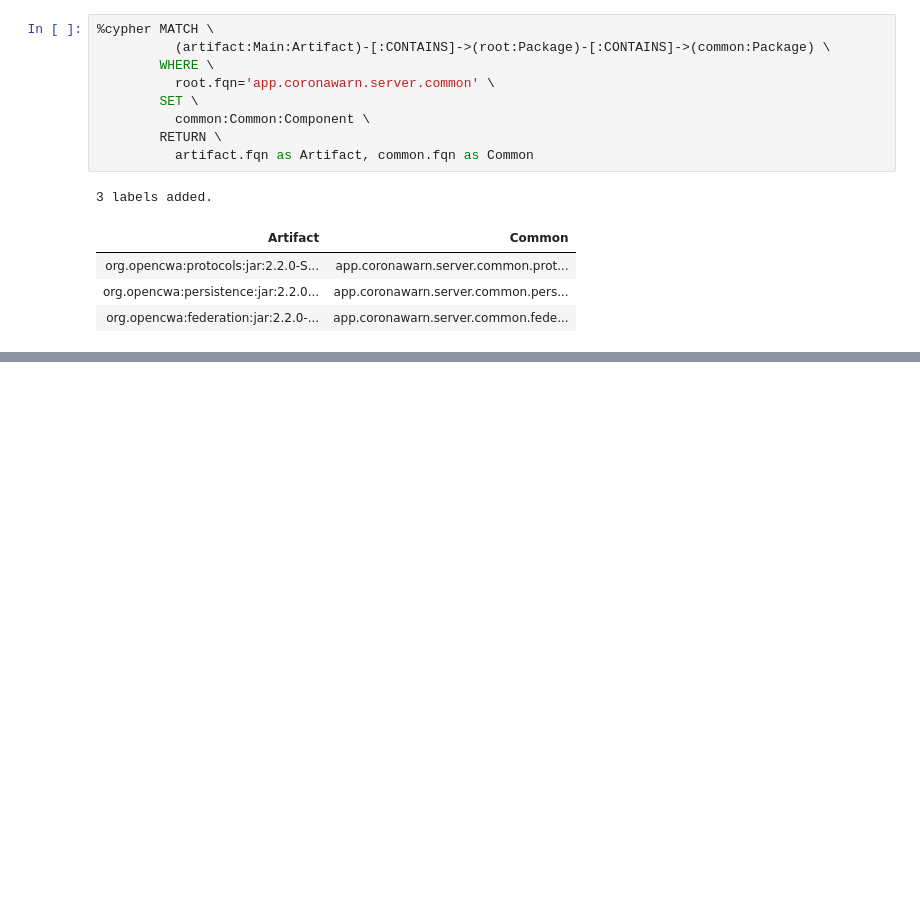
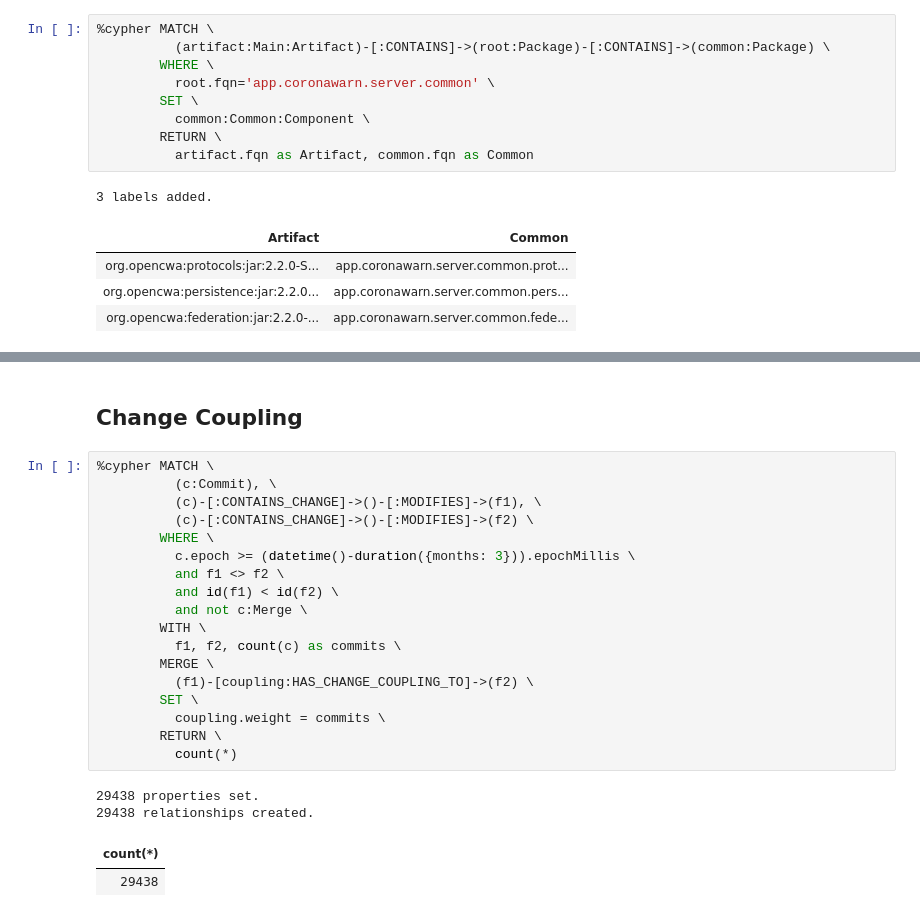
Before and after one commit to jqassistant-demo/cwa-server, a Jupyter notebook: jqassistant/jupyter/git.ipynb, the cells around one changed output, grey strips where cells are left out. Cells and saved outputs as stored; diff of their text form; blank space fills up the shorter version.

Commit message:
Added change coupling analysis to Git notebook

```diff
--- a/jqassistant/jupyter/git.ipynb
+++ b/jqassistant/jupyter/git.ipynb
@@ -100,3 +100,28 @@ fig.show()
 48 rows affected.
 [interactive output not drawn]
 [interactive output not drawn]
+# %% [markdown]
+## Change Coupling
+# %%
+%cypher MATCH \
+          (c:Commit), \
+          (c)-[:CONTAINS_CHANGE]->()-[:MODIFIES]->(f1), \
+          (c)-[:CONTAINS_CHANGE]->()-[:MODIFIES]->(f2) \
+        WHERE \
+          c.epoch >= (datetime()-duration({months: 3})).epochMillis \
+          and f1 <> f2 \
+          and id(f1) < id(f2) \
+          and not c:Merge \
+        WITH \
+          f1, f2, count(c) as commits \
+        MERGE \
+          (f1)-[coupling:HAS_CHANGE_COUPLING_TO]->(f2) \
+        SET \
+          coupling.weight = commits \
+        RETURN \
+          count(*)
+# %% [output]
+29438 properties set.
+29438 relationships created.
+| count(*) |
+| 29438 |
```
Also changed, not shown: parts of 1 cell of this notebook, 1 other file.
